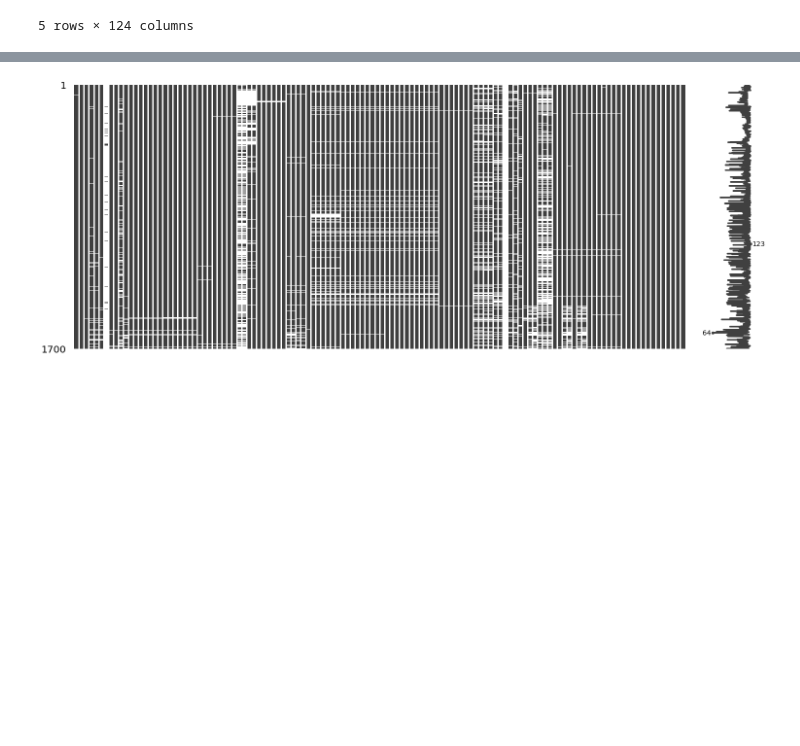
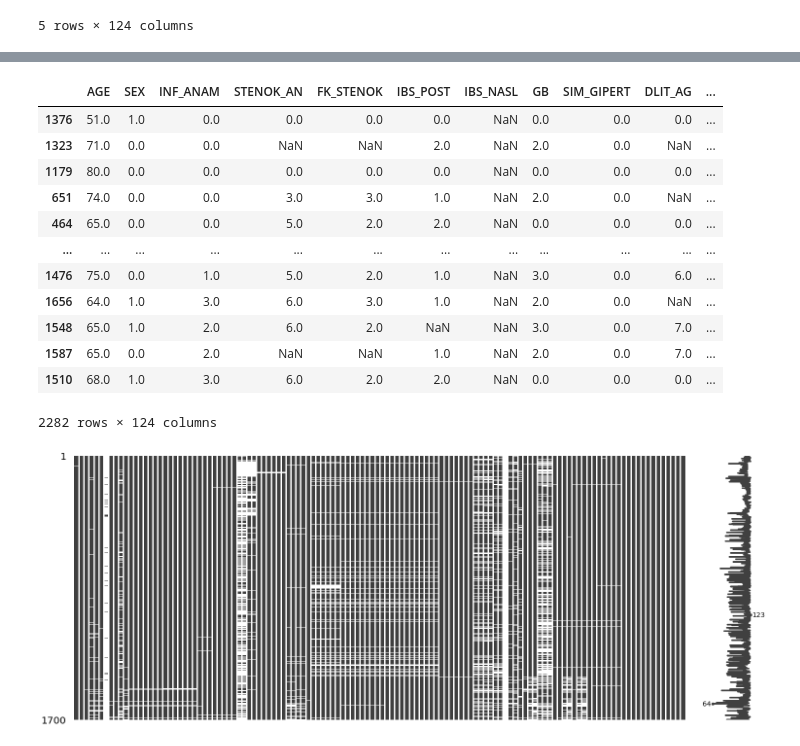
Before and after one commit to johndoe133/computational_tools_case_2, a Jupyter notebook: notebook.ipynb, the cells around one changed output, grey strips where cells are left out. Drawn from its saved outputs; the diff is of its cells as text; code cells hidden in the pictures; blank space fills up the shorter version.

```diff
--- a/notebook.ipynb
+++ b/notebook.ipynb
@@ -144,3 +160,24 @@ data.head()
+# %%
+from sklearn.model_selection import train_test_split
+df_train, df_validation  = train_test_split(data, test_size=0.2, random_state=42)
+y_validation = df_validation['DECEASED']
+non_deceased = np.sum(df_train['DECEASED'] == 0)
+balanced_df = pd.concat([df_train.query('DECEASED == False'), df_train.query('DECEASED == True').sample(non_deceased, random_state=42, replace=True)])
+balanced_df
+# %% [output]
+|  | AGE | SEX | INF_ANAM | STENOK_AN | FK_STENOK | IBS_POST | IBS_NASL | GB | SIM_GIPERT | DLIT_AG | ... |
+| 1376 | 51.0 | 1.0 | 0.0 | 0.0 | 0.0 | 0.0 | NaN | 0.0 | 0.0 | 0.0 | ... |
+| 1323 | 71.0 | 0.0 | 0.0 | NaN | NaN | 2.0 | NaN | 2.0 | 0.0 | NaN | ... |
+| 1179 | 80.0 | 0.0 | 0.0 | 0.0 | 0.0 | 0.0 | NaN | 0.0 | 0.0 | 0.0 | ... |
+| 651 | 74.0 | 0.0 | 0.0 | 3.0 | 3.0 | 1.0 | NaN | 2.0 | 0.0 | NaN | ... |
+| 464 | 65.0 | 0.0 | 0.0 | 5.0 | 2.0 | 2.0 | NaN | 0.0 | 0.0 | 0.0 | ... |
+| ... | ... | ... | ... | ... | ... | ... | ... | ... | ... | ... | ... |
+| 1476 | 75.0 | 0.0 | 1.0 | 5.0 | 2.0 | 1.0 | NaN | 3.0 | 0.0 | 6.0 | ... |
+| 1656 | 64.0 | 1.0 | 3.0 | 6.0 | 3.0 | 1.0 | NaN | 2.0 | 0.0 | NaN | ... |
+| 1548 | 65.0 | 1.0 | 2.0 | 6.0 | 2.0 | NaN | NaN | 3.0 | 0.0 | 7.0 | ... |
+| 1587 | 65.0 | 0.0 | 2.0 | NaN | NaN | 1.0 | NaN | 2.0 | 0.0 | 7.0 | ... |
+| 1510 | 68.0 | 1.0 | 3.0 | 6.0 | 2.0 | 2.0 | NaN | 0.0 | 0.0 | 0.0 | ... |
+2282 rows × 124 columns
 # %%
 attributes = dict(zip(abbs, descriptions))
 # %%
```
Also changed, not shown: parts of 29 cells of this notebook, 5 other files.
